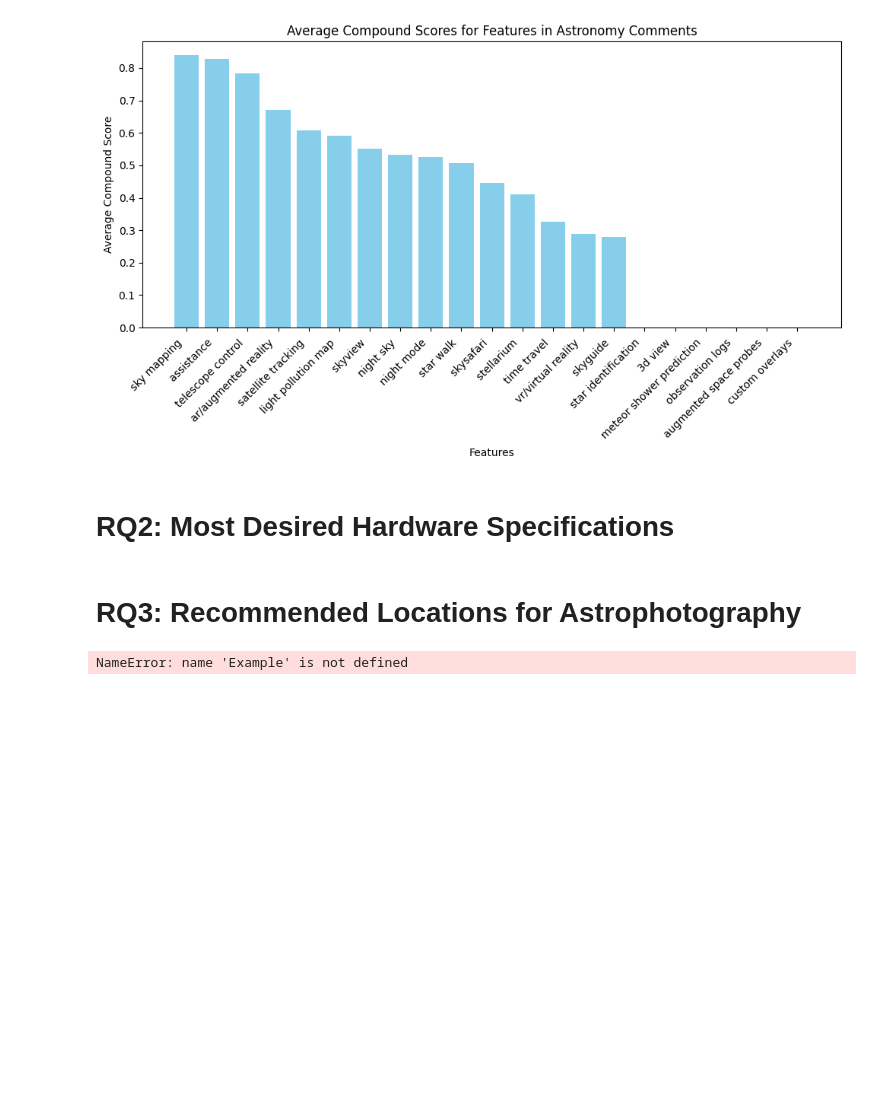
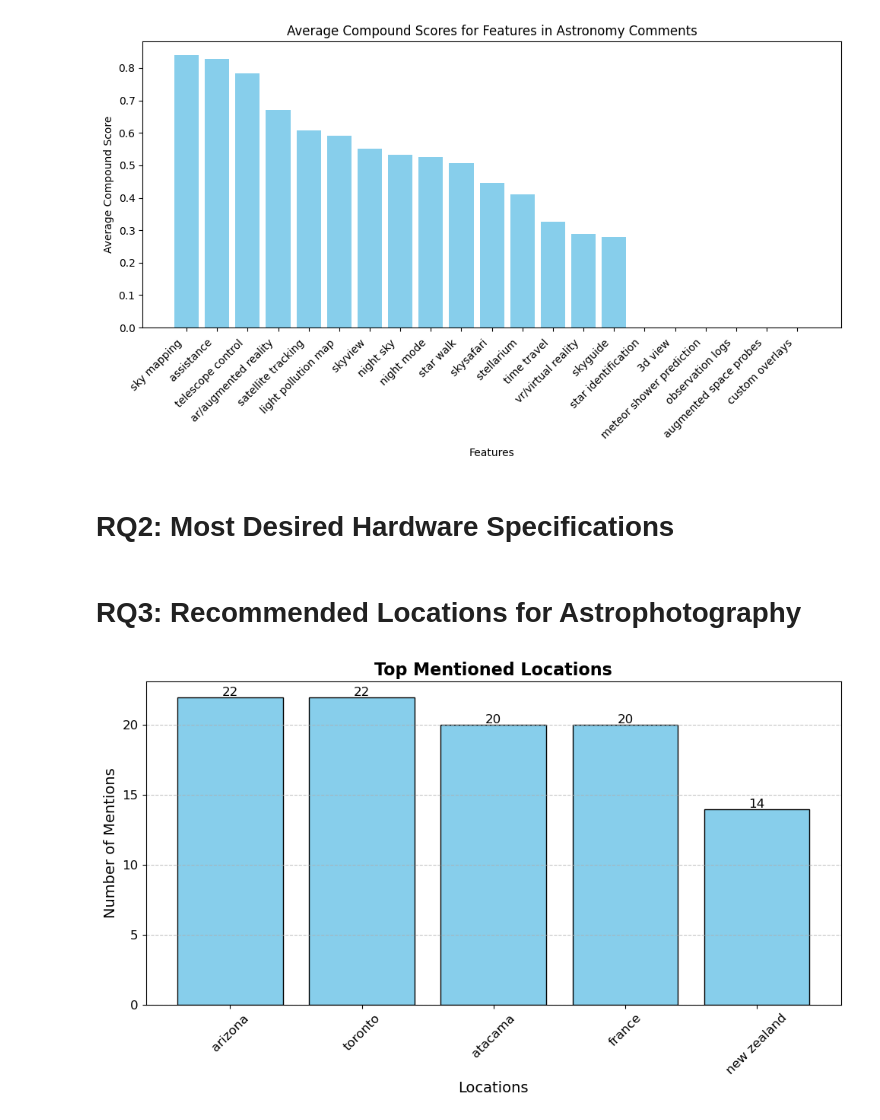
Before and after one commit to Kubitrox/NLP-Astronomy, a Jupyter notebook: main.ipynb, the cells around one changed output. Drawn from its saved outputs; the diff is of its cells as text; code cells hidden in the pictures; blank space fills up the shorter version.

```diff
--- a/main.ipynb
+++ b/main.ipynb
@@ -384,27 +384,27 @@ class AstroNERDataset:
 # %%
 from HelperFunctions import fine_tune, get_locations, process_file_s, iterative_location_extraction, plot_top_locations
 
 astro_dataset = AstroNERDataset() #custom dataset class to fine tune the model
 train_data = astro_dataset.generate_dataset(size=500)
 
 #loading the model
 model = spacy.load("en_core_web_sm")
 ner = model.get_pipe("ner")
 
 #customization of the labellings for the model
 ner.add_label("Astro_Obj")
 ruler = model.add_pipe("entity_ruler", before="ner")
 patterns = [{"label": "LOC", "pattern": "atacama"},{"label": "Astro_Obj", "pattern": "the moon"},{"label": "Astro_Obj", "pattern": "jupiter"},{"label": "Astro_Obj", "pattern": "earth"}]
 ruler.add_patterns(patterns)
 
 #training the model
 fine_tune(model,train_data)
 
 #finding the most frequent locations
 rec_loc_s0 = process_file_s("preprocessed_comments_sentences", model)
 final_locations = iterative_location_extraction(model, rec_loc_s0, iterations=4)
 
 #plotting the most frequent locations
-plot_top_locations(final_locations, top=5)
+plot_top_locations(final_locations, top_n=5)
 # %% [output]
-NameError: name 'Example' is not defined
+[figure, added]
```
